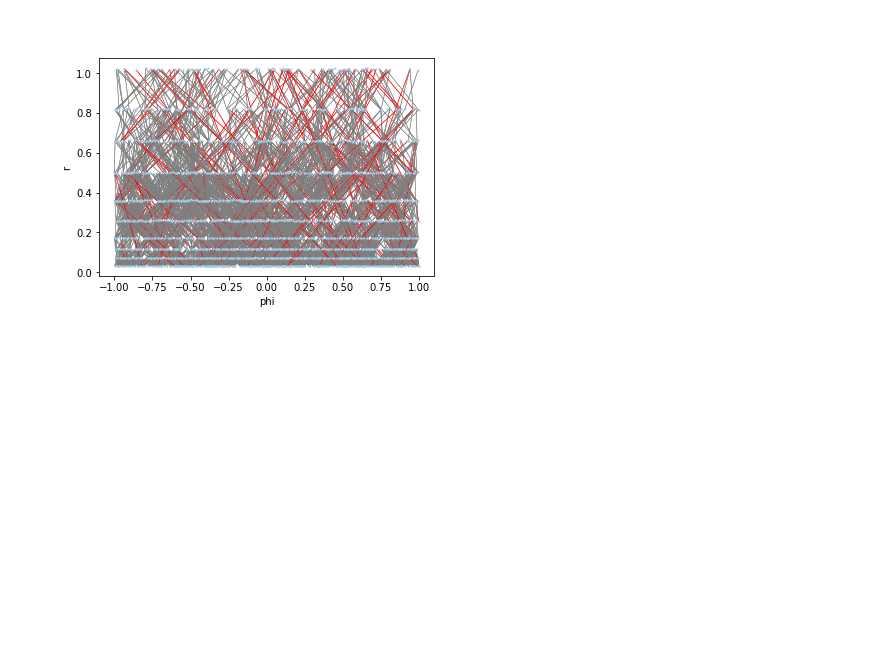
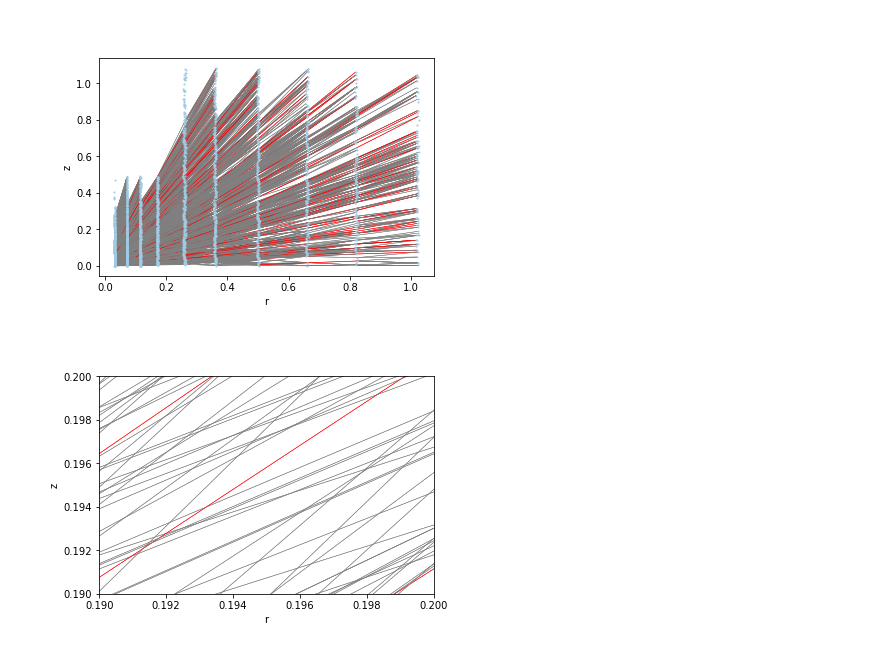
Before and after one commit to ami7o/TrackML, a Jupyter notebook: Plot_GNN_Model.ipynb, the cells around one changed output. Cells and saved outputs as stored; diff of their text form; code cells hidden in the pictures; blank space fills up the shorter version.

Commit message:
add structure and plotting file

```diff
--- a/Plot_GNN_Model.ipynb
+++ b/Plot_GNN_Model.ipynb
@@ -16,2 +10,0 @@ G_output = prepare.load_data_dicts(dirname + filename + "_TARGET.npz")
-# %%
-G = utils_data.data_dict_to_nx(G_input, G_output)
@@ -82,7 +59,7 @@ def get_pos_phir(Gp):
 import matplotlib.pyplot as plt
 import networkx as nx
 import numpy as np
-def plot_networkx_rz(G, ax=None, only_true=False):
+def plot_networkx_phir(G, ax=None, only_true=False):
     """G is networkx graph,
     node feature: {'pos': [r, phi, z]}
     edge feature: {"solution": []}
@@ -113,0 +93,7 @@ def plot_networkx_rz(G, ax=None, only_true=False):
+# %%
+dirname = "./out/nxgraphs_100/"
+filename = "event000001000_g000000000"
+G_input = prepare.load_data_dicts(dirname + filename + "_INPUT.npz")
+G_output = prepare.load_data_dicts(dirname + filename + "_TARGET.npz")
+# %%
+G_solution = utils_data.data_dict_to_nx(G_input, G_output)
@@ -114,4 +108,12 @@ def plot_networkx_rz(G, ax=None, only_true=False):
 # %%
-plot_networkx_rz(G)
+plot_networkx_rz(G_solution)
 # %% [output]
-[figure, old version]
+[figure, new version]
+# %%
+fig, ax = plt.subplots()
+ax.set_xlim(0.19, 0.2)
+ax.set_ylim(0.19, 0.2)
+
+plot_networkx_rz(G_solution, ax=ax)
+# %% [output]
+[figure, added]
```
Also changed, not shown: parts of 13 cells of this notebook, 1 other file.
